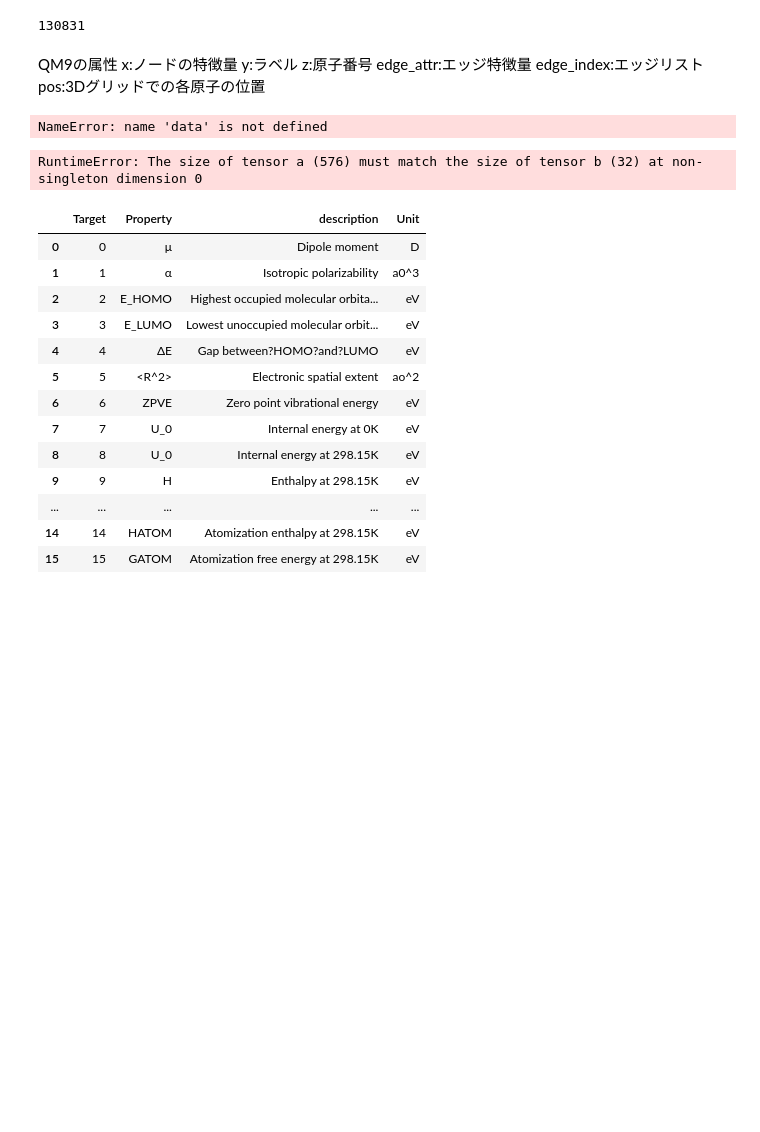
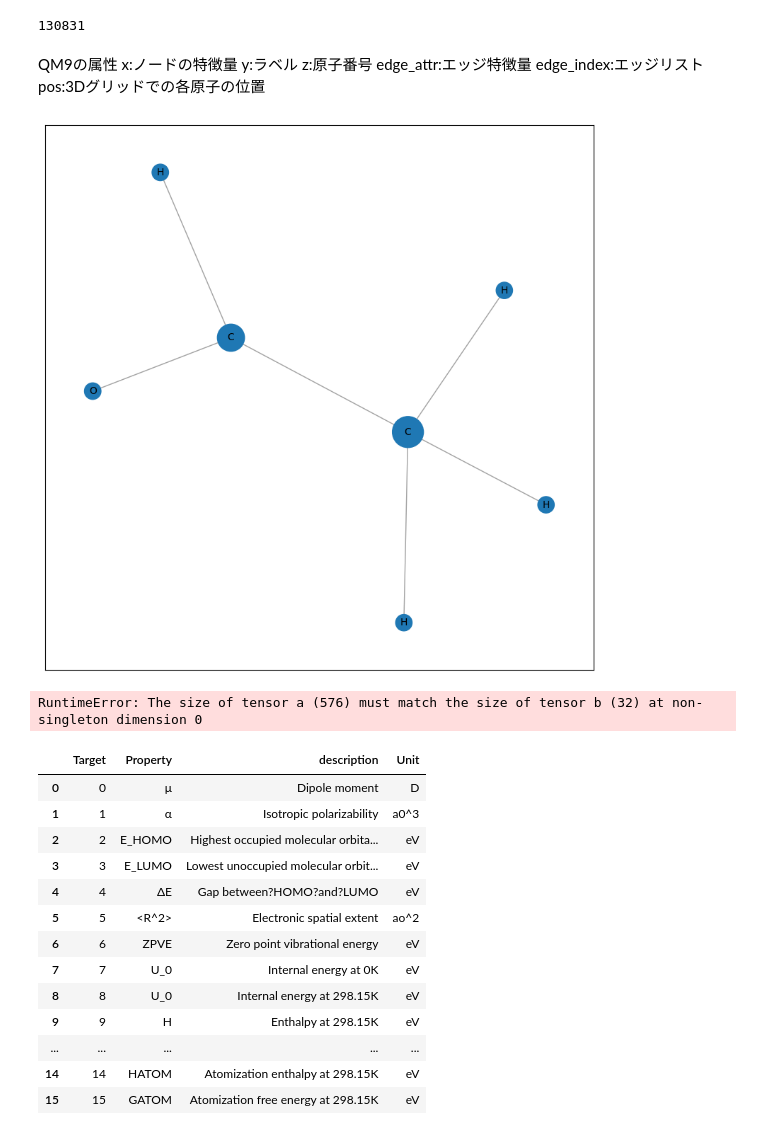
Before and after one commit to Kazuri1111/Pytorch, a Jupyter notebook: GCN/GCN_qm9.ipynb, the cells around one changed output. Saved outputs shown, nothing was run; the diff lists cells and outputs as text; code cells hidden in the pictures; blank space fills up the shorter version.

```diff
--- a/GCN/GCN_qm9.ipynb
+++ b/GCN/GCN_qm9.ipynb
@@ -37,6 +37,7 @@ from matplotlib import pyplot as plt
 import numpy as np
 from torch_geometric.utils import to_networkx
 
+data = dataset[10]
 nxg = to_networkx(data)
 
 #原子番号追加
@@ -46,35 +47,34 @@ elements = {
     3:"Li",
     4:"Be",
     5:"B",
     6:"C",
     7:"N",
     8:"O",
     9:"F"
 }
 elem_labels = {}
 for i in range(data.num_nodes):
     elem = elements[int(data.z[i])]
     elem_labels[i] = elem
 
 pagerank = networkx.pagerank(nxg) #pagerankはノードの中心性(重要性の指標)
 pagerank_max = np.array(list(pagerank.values())).max()
 
 #可視化する時のノード位置
 draw_position = networkx.spring_layout(nxg,seed=0)
 
 plt.figure(figsize=(10,10))
 
 networkx.draw_networkx_nodes(nxg,
                             draw_position,
                             node_size=[v / pagerank_max * 1000 for v in pagerank.values()]
                             )
 
 networkx.draw_networkx_edges(nxg, draw_position, arrowstyle='-', alpha=0.2)
 networkx.draw_networkx_labels(nxg, draw_position, elem_labels, font_size=10)
-plt.title('QM9')
 plt.show()
 # %% [output]
-NameError: name 'data' is not defined
+[figure, added]
 # %%
 #NNConvを使用するGNNの実装
 class GNNmodel(torch.nn.Module):
```
Also changed, not shown: 7 other files.
